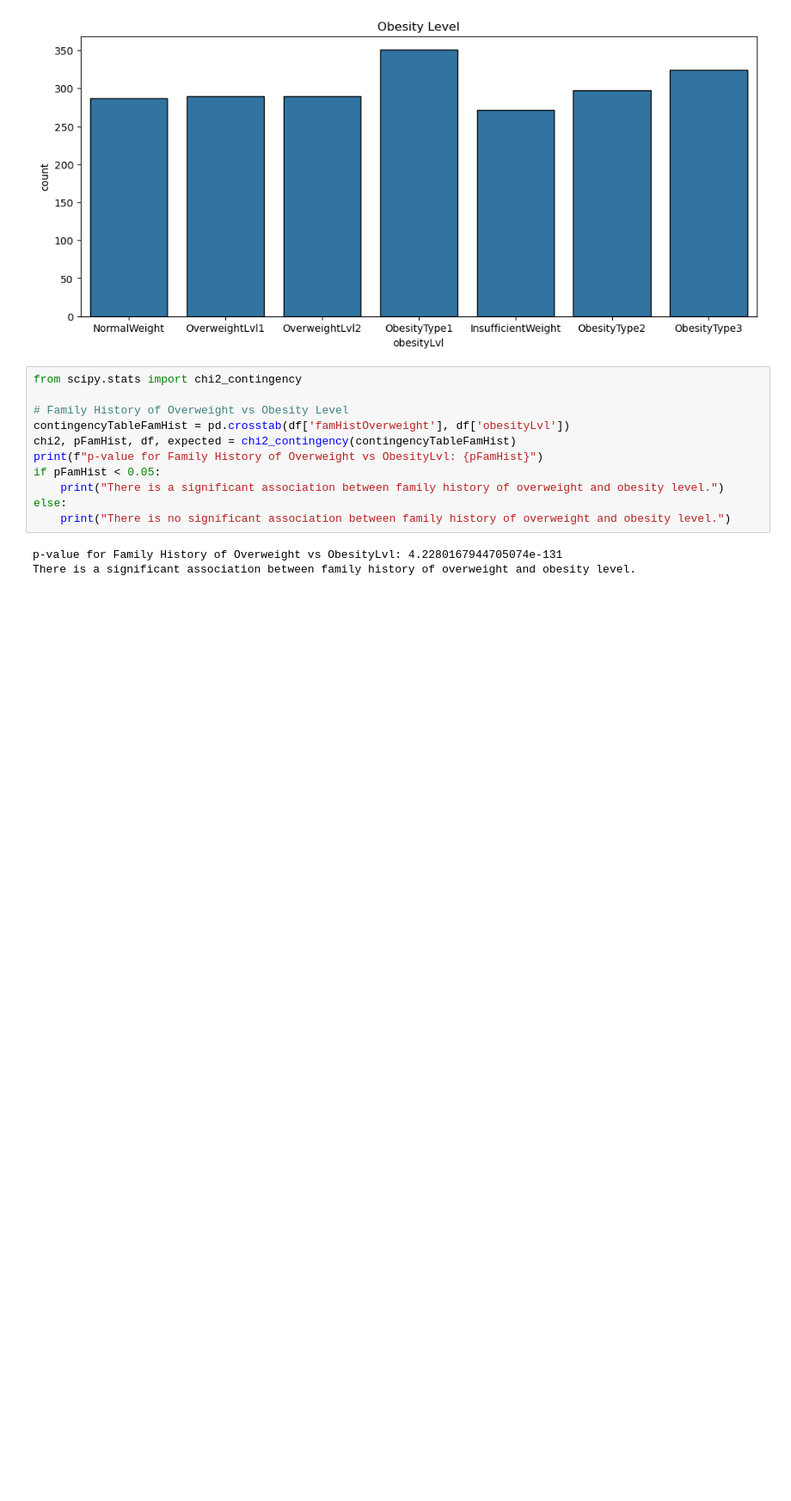
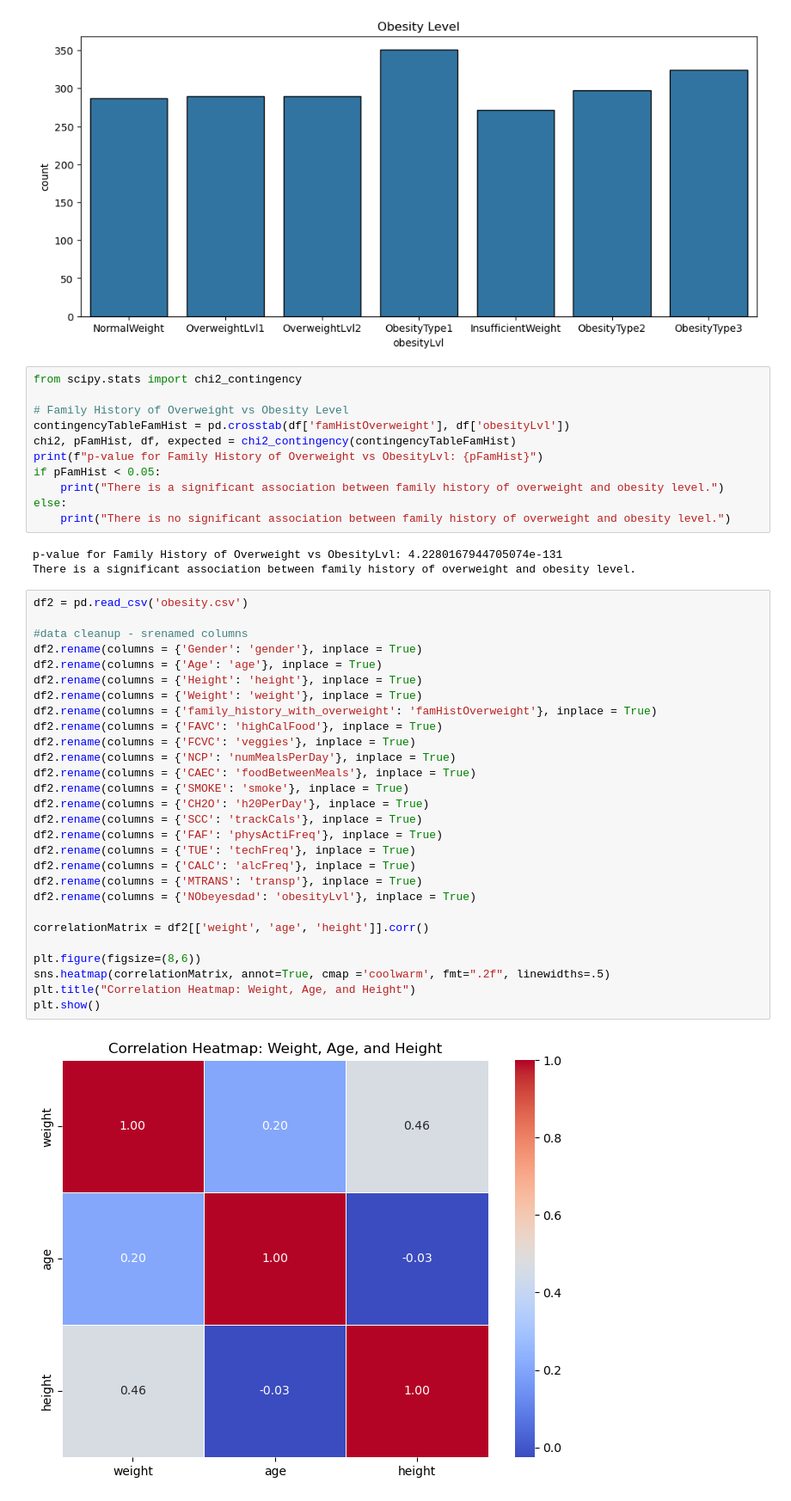
Before and after one commit to clappy203/Applied-AI-Group-Projects, a Jupyter notebook: dataCleanup.ipynb, the cells around one changed output. Shown at 86% size. Cells and saved outputs as stored; diff of their text form; blank space fills up the shorter version.

Commit message:
ashleys heatmap

```diff
--- a/dataCleanup.ipynb
+++ b/dataCleanup.ipynb
@@ -281,3 +282,33 @@ else:
 # %% [output]
 p-value for Family History of Overweight vs ObesityLvl: 4.2280167944705074e-131
 There is a significant association between family history of overweight and obesity level.
+# %%
+df2 = pd.read_csv('obesity.csv')
+
+#data cleanup - srenamed columns
+df2.rename(columns = {'Gender': 'gender'}, inplace = True)
+df2.rename(columns = {'Age': 'age'}, inplace = True)
+df2.rename(columns = {'Height': 'height'}, inplace = True)
+df2.rename(columns = {'Weight': 'weight'}, inplace = True)
+df2.rename(columns = {'family_history_with_overweight': 'famHistOverweight'}, inplace = True)
+df2.rename(columns = {'FAVC': 'highCalFood'}, inplace = True)
+df2.rename(columns = {'FCVC': 'veggies'}, inplace = True)
+df2.rename(columns = {'NCP': 'numMealsPerDay'}, inplace = True)
+df2.rename(columns = {'CAEC': 'foodBetweenMeals'}, inplace = True)
+df2.rename(columns = {'SMOKE': 'smoke'}, inplace = True)
+df2.rename(columns = {'CH2O': 'h20PerDay'}, inplace = True)
+df2.rename(columns = {'SCC': 'trackCals'}, inplace = True)
+df2.rename(columns = {'FAF': 'physActiFreq'}, inplace = True)
+df2.rename(columns = {'TUE': 'techFreq'}, inplace = True)
+df2.rename(columns = {'CALC': 'alcFreq'}, inplace = True)
+df2.rename(columns = {'MTRANS': 'transp'}, inplace = True)
+df2.rename(columns = {'NObeyesdad': 'obesityLvl'}, inplace = True)
+
+correlationMatrix = df2[['weight', 'age', 'height']].corr()
+
+plt.figure(figsize=(8,6))
+sns.heatmap(correlationMatrix, annot=True, cmap ='coolwarm', fmt=".2f", linewidths=.5)
+plt.title("Correlation Heatmap: Weight, Age, and Height")
+plt.show()
+# %% [output]
+[figure, added]
```
Also changed, not shown: parts of 4 cells of this notebook.
